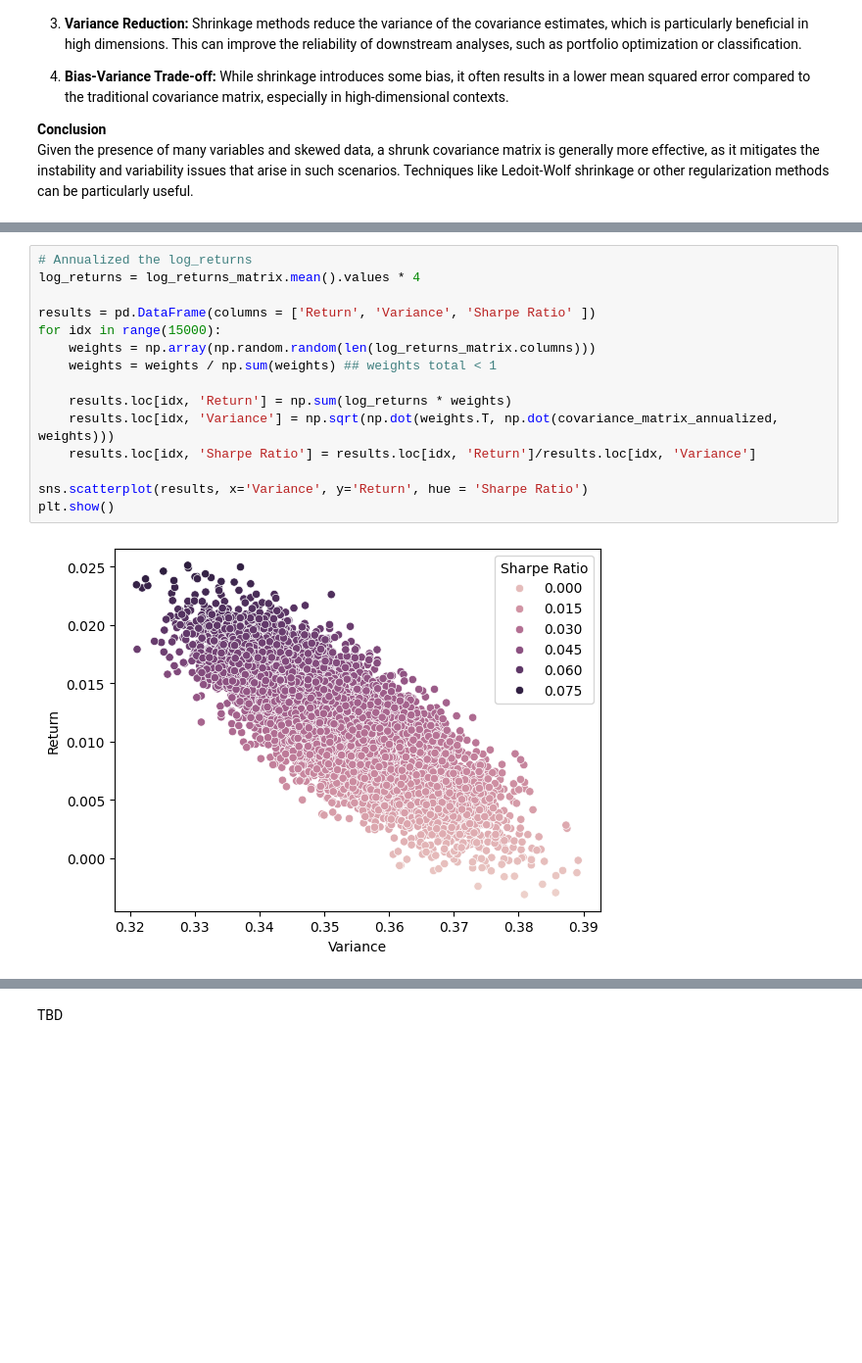
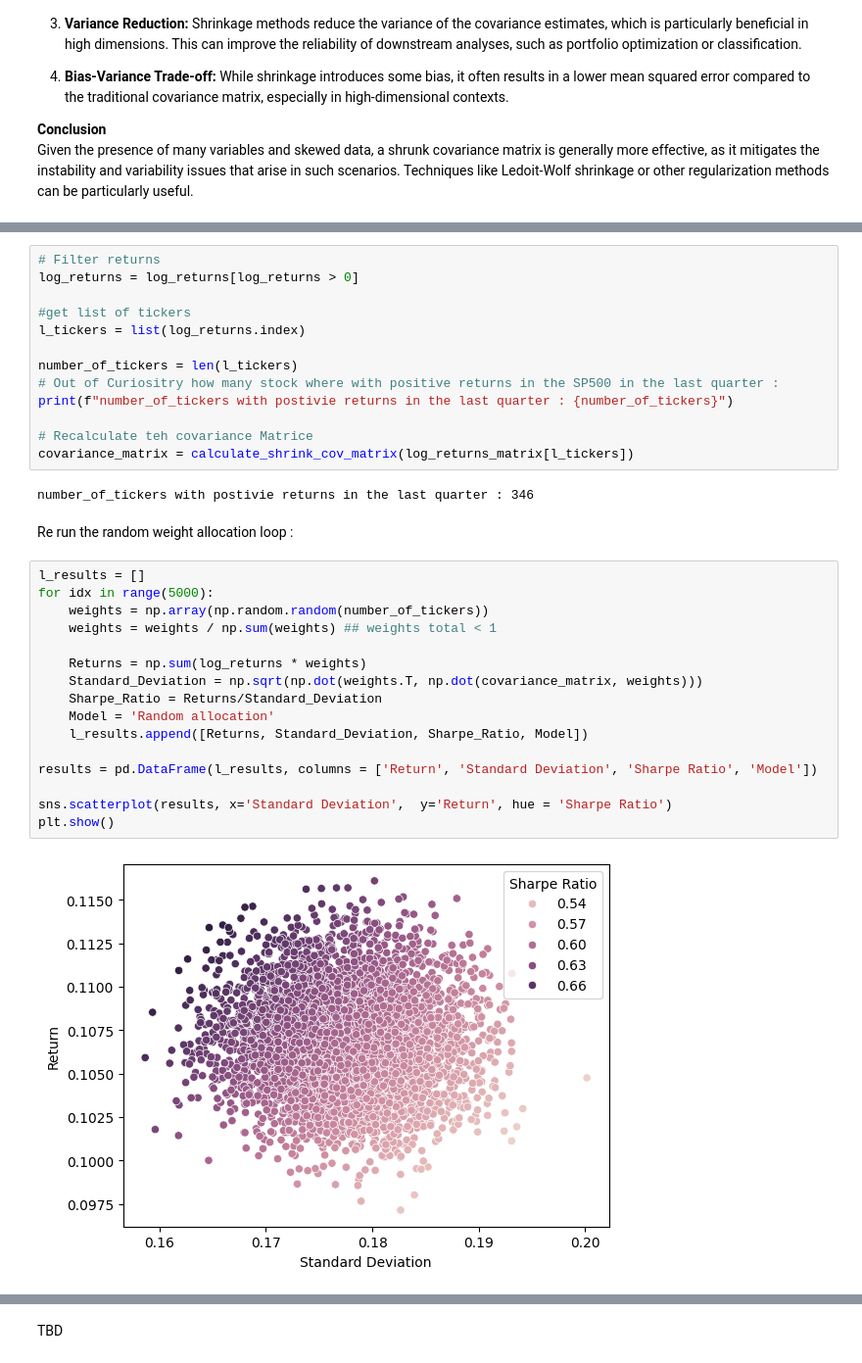
Before and after one commit to alexandreib/QuantDesign, a Jupyter notebook: QD | SP500 Portfolio Allocation.ipynb, the cells around one changed output, grey strips where cells are left out. Shown at 98% size. Cells and saved outputs as stored; diff of their text form; blank space fills up the shorter version.

```diff
--- a/QD | SP500 Portfolio Allocation.ipynb
+++ b/QD | SP500 Portfolio Allocation.ipynb
@@ -145,20 +155,38 @@ For a first portfolio generation, lets see what are the results with a random we
+# %%
+# Filter returns
+log_returns = log_returns[log_returns > 0]
+
+#get list of tickers
+l_tickers = list(log_returns.index)
+
+number_of_tickers = len(l_tickers)
+# Out of Curiositry how many stock where with positive returns in the SP500 in the last quarter :
+print(f"number_of_tickers with postivie returns in the last quarter : {number_of_tickers}")
+
+# Recalculate teh covariance Matrice
+covariance_matrix = calculate_shrink_cov_matrix(log_returns_matrix[l_tickers])
+# %% [output]
+number_of_tickers with postivie returns in the last quarter : 346
+# %% [markdown]
+Re run the random weight allocation loop :
 # %%
-# Annualized the log_returns
-log_returns = log_returns_matrix.mean().values * 4
-
-results = pd.DataFrame(columns = ['Return', 'Variance', 'Sharpe Ratio' ])
-for idx in range(15000):
-    weights = np.array(np.random.random(len(log_returns_matrix.columns)))
+l_results = []
+for idx in range(5000):
+    weights = np.array(np.random.random(number_of_tickers))
     weights = weights / np.sum(weights) ## weights total < 1
 
-    results.loc[idx, 'Return'] = np.sum(log_returns * weights)
-    results.loc[idx, 'Variance'] = np.sqrt(np.dot(weights.T, np.dot(covariance_matrix_annualized, weights)))
-    results.loc[idx, 'Sharpe Ratio'] = results.loc[idx, 'Return']/results.loc[idx, 'Variance']
+    Returns = np.sum(log_returns * weights)
+    Standard_Deviation = np.sqrt(np.dot(weights.T, np.dot(covariance_matrix, weights)))
+    Sharpe_Ratio = Returns/Standard_Deviation
+    Model = 'Random allocation'
+    l_results.append([Returns, Standard_Deviation, Sharpe_Ratio, Model])
 
-sns.scatterplot(results, x='Variance', y='Return', hue = 'Sharpe Ratio')
+results = pd.DataFrame(l_results, columns = ['Return', 'Standard Deviation', 'Sharpe Ratio', 'Model'])
+
+sns.scatterplot(results, x='Standard Deviation',  y='Return', hue = 'Sharpe Ratio')
 plt.show()
 # %% [output]
-[figure, old version]
+[figure, new version]
 # %%
 sr_mean = results['Sharpe Ratio'].mean()
 sr_std = results['Sharpe Ratio'].std()
```
Also changed, not shown: parts of 47 cells of this notebook.
